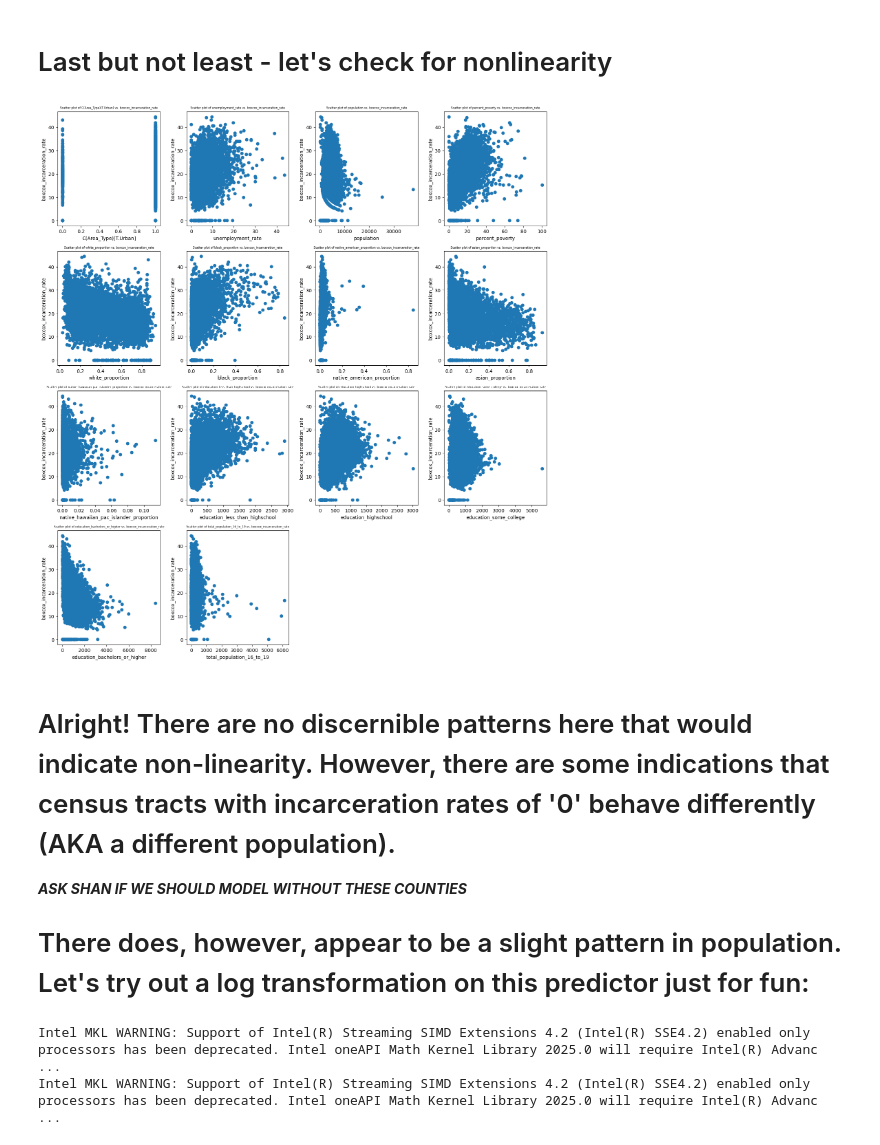
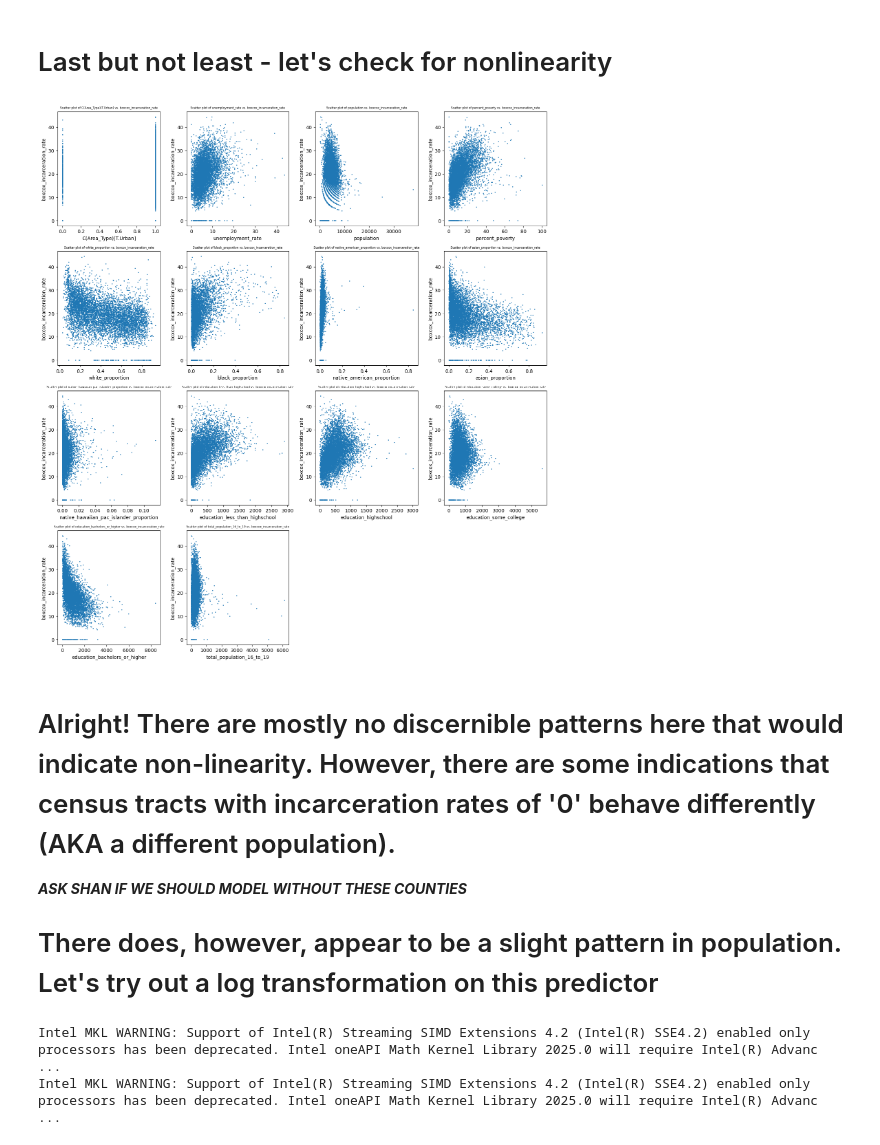
Before and after one commit to ianduke25/CA-Incarceration-Rate-MLR-Analysis, a Jupyter notebook: Notebooks/Assumption_Checks.ipynb, the cells around one changed output. Cells and saved outputs as stored; diff of their text form; code cells hidden in the pictures.

Commit message:
changed dot size on scatter plots. played with log transformation on population

```diff
--- a/Notebooks/Assumption_Checks.ipynb
+++ b/Notebooks/Assumption_Checks.ipynb
@@ -818,31 +818,31 @@ strong multicollinearity or other numerical problems.
 # %%
 import matplotlib.pyplot as plt
 
 # Extract the predictors and response variable from your model
 X = new_box_model.model.exog
 Y = new_box_model.model.endog
 predictor_names = new_box_model.model.exog_names
 
 # Create scatter plots
 plt.figure(figsize=(15, 20))
 for idx, col in enumerate(predictor_names):
     if col != 'Intercept':  # We don't want to plot against the intercept
         plt.subplot(5, 4, idx)  # Adjust numbers here based on the number of predictors you have
-        plt.scatter(X[:, idx], Y)
+        plt.scatter(X[:, idx], Y, s=2)
         plt.title(f'Scatter plot of {col} vs. boxcox_incarceration_rate', fontsize = 6)
         plt.xlabel(col)
         plt.ylabel('boxcox_incarceration_rate')
 plt.tight_layout()
 plt.show()
 # %% [output]
-[figure, old version]
+[figure, new version]
 # %% [markdown]
-# Alright! There are no discernible patterns here that would indicate non-linearity. However, there are some indications that census tracts with incarceration rates of '0' behave differently (AKA a different population).
+# Alright! There are mostly no discernible patterns here that would indicate non-linearity. However, there are some indications that census tracts with incarceration rates of '0' behave differently (AKA a different population).
 
 ***ASK SHAN IF WE SHOULD MODEL WITHOUT THESE COUNTIES***
 
 
-# There does, however, appear to be a slight pattern in population. Let's try out a log transformation on this predictor just for fun:
+# There does, however, appear to be a slight pattern in population. Let's try out a log transformation on this predictor
 # %%
 # Apply log transformation to 'population' predictor
 predictors_outliers_dropped['log_population'] = np.log(predictors_outliers_dropped['population'])
```
Also changed, not shown: parts of 3 cells of this notebook.
